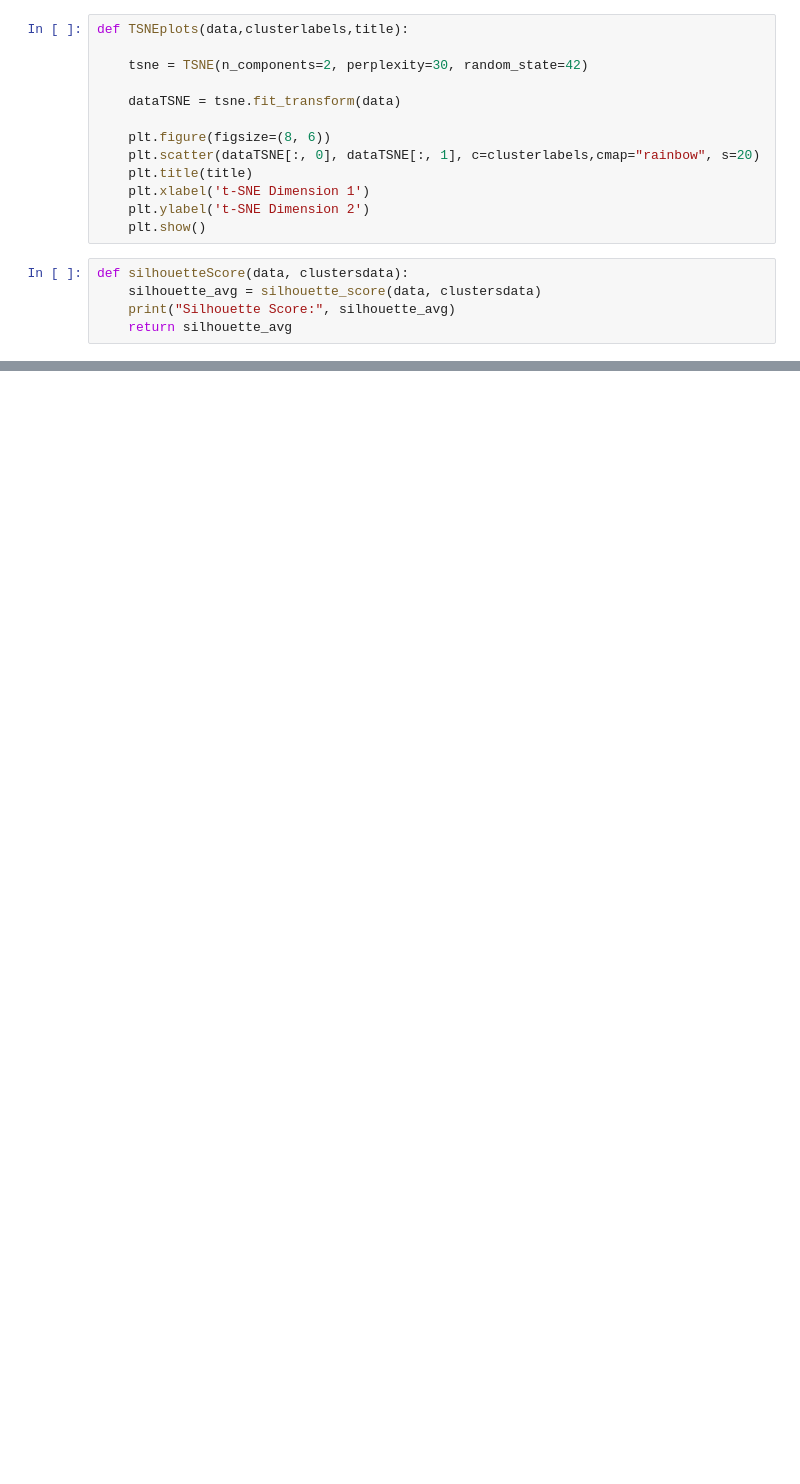
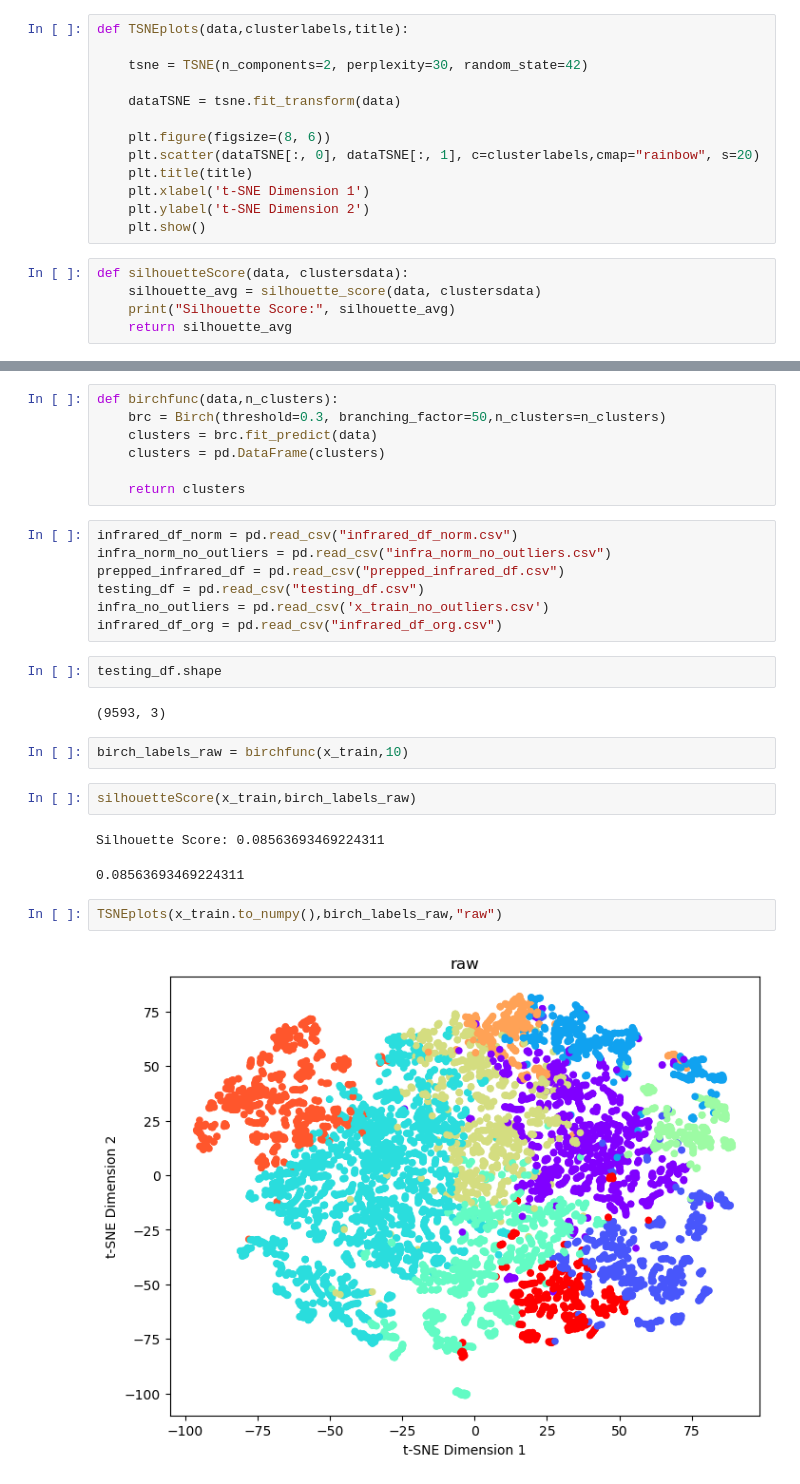
Before and after one commit to Suhail270/DMML_Part2, a Jupyter notebook: so.ipynb, the cells around one changed output, grey strips where cells are left out. Saved outputs shown, nothing was run; the diff lists cells and outputs as text; blank space fills up the shorter version.

```diff
--- a/so.ipynb
+++ b/so.ipynb
@@ -128,0 +44,29 @@ TSNEplots(testing_df,spectral_labels_final,"Final Clusters")
+# %%
+def birchfunc(data,n_clusters):
+    brc = Birch(threshold=0.3, branching_factor=50,n_clusters=n_clusters)
+    clusters = brc.fit_predict(data)
+    clusters = pd.DataFrame(clusters)
+
+    return clusters
+# %%
+infrared_df_norm = pd.read_csv("infrared_df_norm.csv")
+infra_norm_no_outliers = pd.read_csv("infra_norm_no_outliers.csv")
+prepped_infrared_df = pd.read_csv("prepped_infrared_df.csv")
+testing_df = pd.read_csv("testing_df.csv")
+infra_no_outliers = pd.read_csv('x_train_no_outliers.csv')
+infrared_df_org = pd.read_csv("infrared_df_org.csv")
+# %%
+testing_df.shape
+# %% [output]
+(9593, 3)
+# %%
+birch_labels_raw = birchfunc(x_train,10)
+# %%
+silhouetteScore(x_train,birch_labels_raw)
+# %% [output]
+Silhouette Score: 0.08563693469224311
+0.08563693469224311
+# %%
+TSNEplots(x_train.to_numpy(),birch_labels_raw,"raw")
+# %% [output]
+[figure, added]
```
Also changed, not shown: parts of 67 cells of this notebook, 1 other file.
